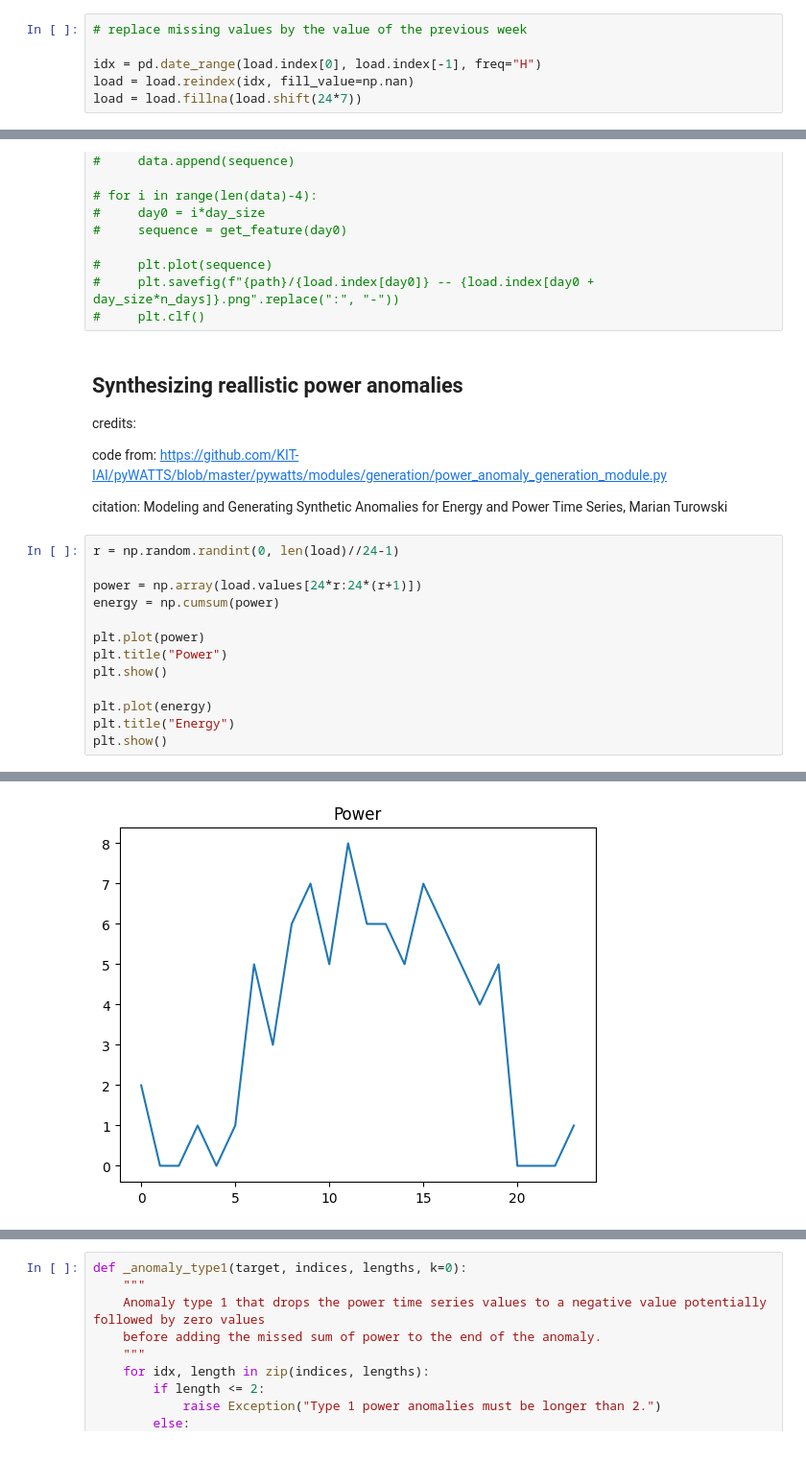
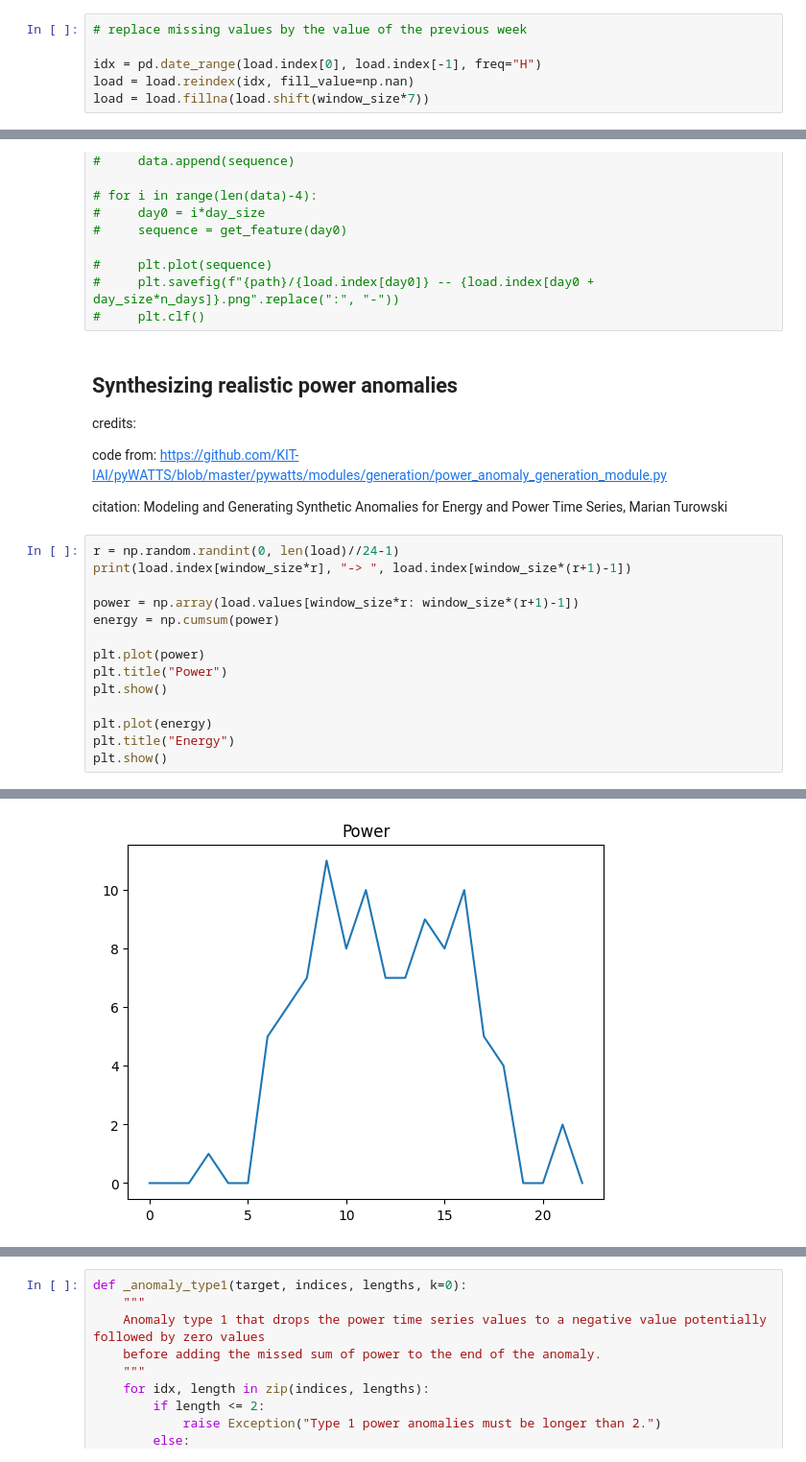
Before and after one commit to MaherDissem/Unsupervised-Anomaly-Detection-in-Noisy-Time-Series-Data-for-Enhancing-Load-Forecasting, a Jupyter notebook: src/data/prepare_inpg_dataset.ipynb, the cells around one changed output, grey strips where cells are left out. Shown at 96% size. Cells and saved outputs as stored; diff of their text form.

```diff
--- a/src/data/prepare_inpg_dataset.ipynb
+++ b/src/data/prepare_inpg_dataset.ipynb
@@ -39,7 +39,7 @@ load = load[~load.index.duplicated()]
 
 idx = pd.date_range(load.index[0], load.index[-1], freq="H")
 load = load.reindex(idx, fill_value=np.nan)
-load = load.fillna(load.shift(24*7))
+load = load.fillna(load.shift(window_size*7))
 # %%
 # replace outliers by the value of the previous week
 
@@ -134,7 +134,7 @@ load = load[load.index < f"{str(load.index[-1])[:10]} 00:00:00"]
 #     plt.savefig(f"{path}/{load.index[day0]} -- {load.index[day0 + day_size*n_days]}.png".replace(":", "-"))
 #     plt.clf()
 # %% [markdown]
-## Synthesizing reallistic power anomalies
+## Synthesizing realistic power anomalies
 
 credits:
 
@@ -143,8 +143,9 @@ code from: https://github.com/KIT-IAI/pyWATTS/blob/master/pywatts/modules/genera
 citation: Modeling and Generating Synthetic Anomalies for Energy and Power Time Series, Marian Turowski
 # %%
 r = np.random.randint(0, len(load)//24-1)
+print(load.index[window_size*r], "-> ", load.index[window_size*(r+1)-1])
 
-power = np.array(load.values[24*r:24*(r+1)])
+power = np.array(load.values[window_size*r: window_size*(r+1)-1])
 energy = np.cumsum(power)
 
 plt.plot(power)
@@ -158 +160 @@ plt.show()
-[figure, old version]
+[figure, new version]
```
Also changed, not shown: parts of 1 cell of this notebook.
